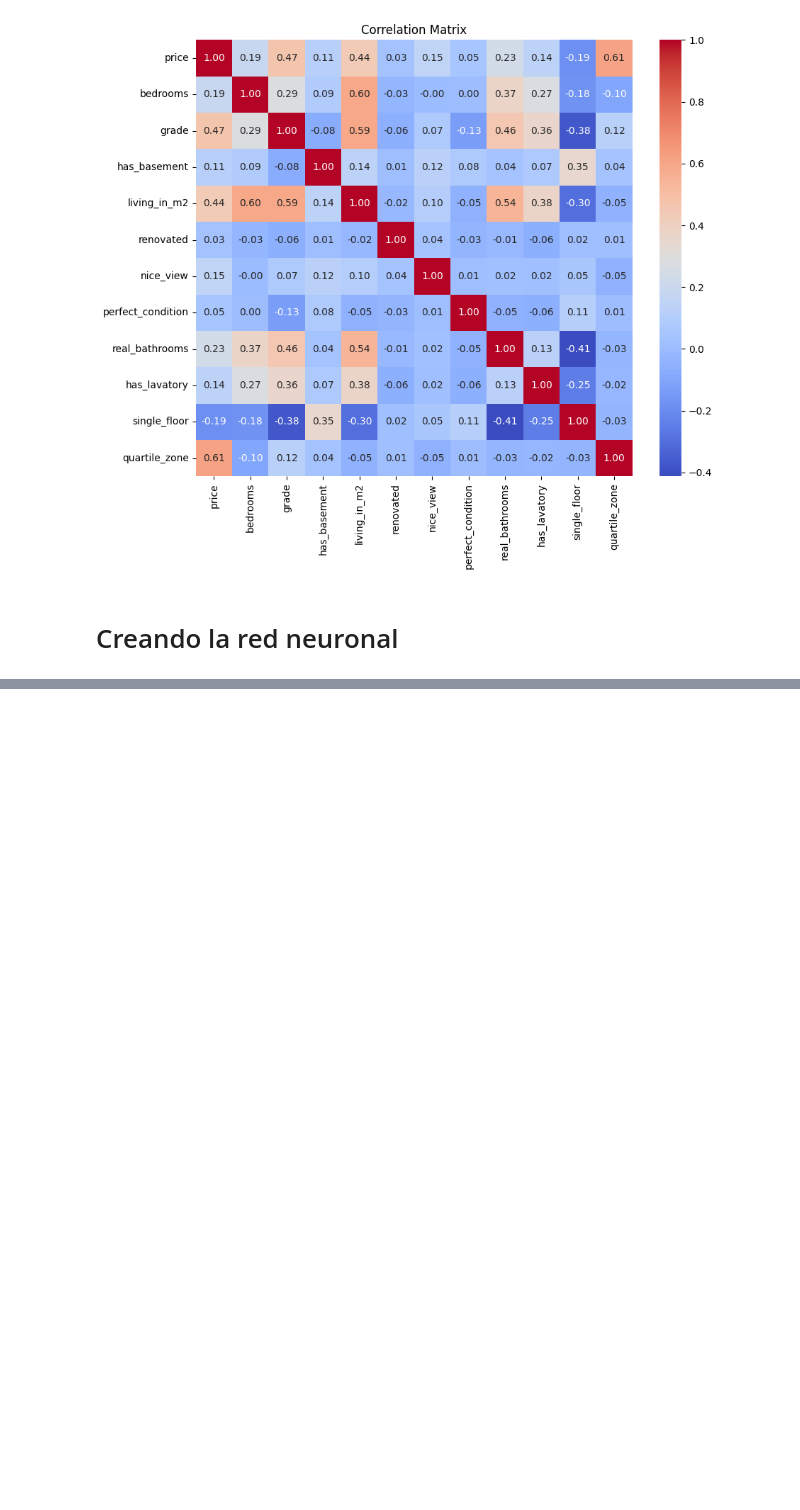
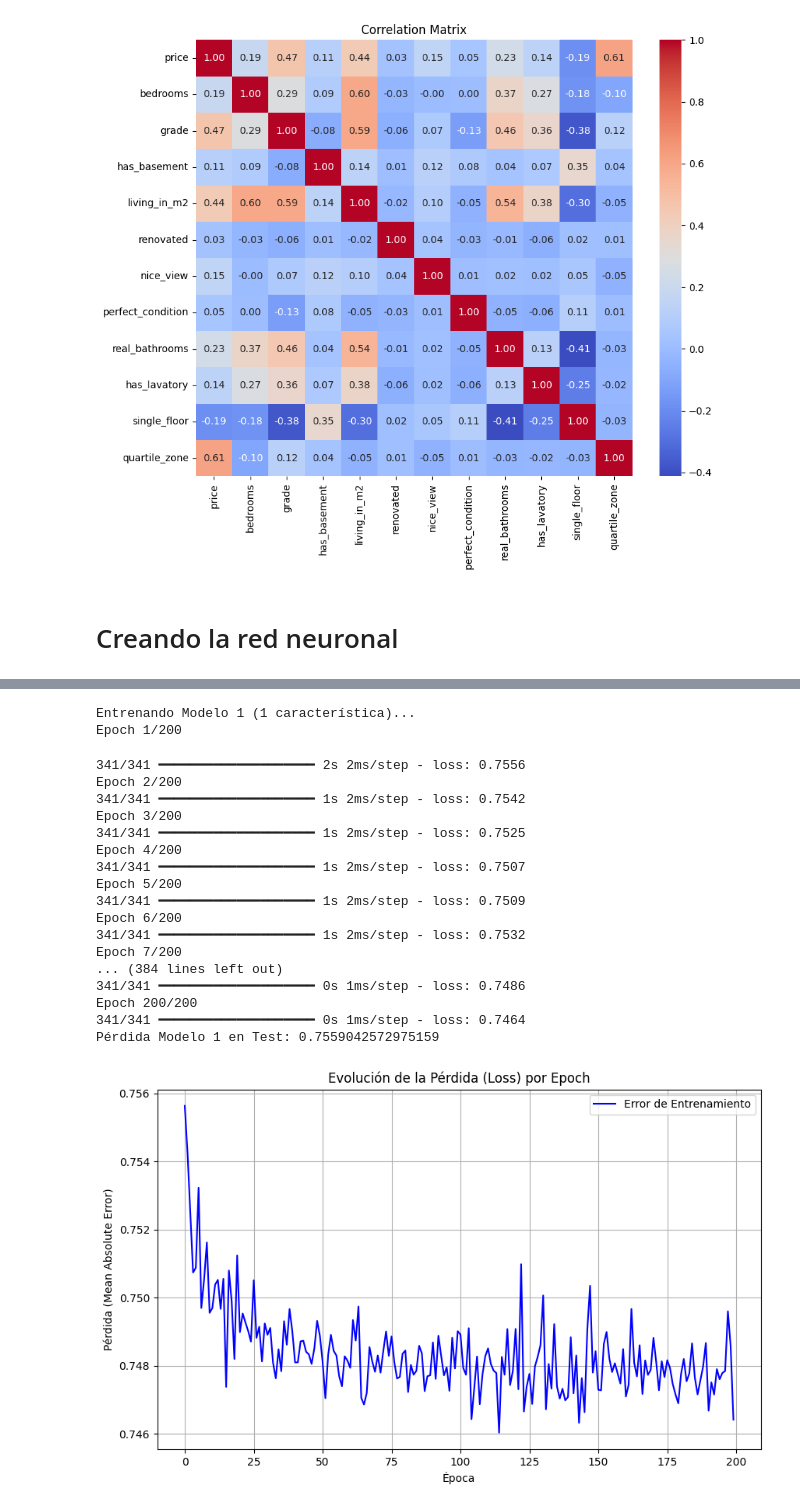
Before and after one commit to AngelPereiraR/IABD_PIA, a Jupyter notebook: Tema 03/Redes Neuronales/ejercicio02.ipynb, the cells around one changed output, grey strips where cells are left out. Cells and saved outputs as stored; diff of their text form; code cells hidden in the pictures; blank space fills up the shorter version.

```diff
--- a/Tema 03/Redes Neuronales/ejercicio02.ipynb
+++ b/Tema 03/Redes Neuronales/ejercicio02.ipynb
@@ -228,0 +263,70 @@ Pérdida Modelo 2 en Test: 0.3727821707725525
+# %%
+# --- FASE 3: UNA CARACTERÍSTICA CON ABSOLUTE ERROR ---
+# Seleccionamos 'living_in_m2' por su alta correlación
+feature_single = ['living_in_m2']
+X_train_1_a = df_train[feature_single]
+y_train_1_a = df_train['price']
+X_test_1_a = df_test[feature_single]
+y_test_1_a = df_test['price']
+
+# Escalado
+scaler_x1 = StandardScaler()
+scaler_y1 = StandardScaler()
+
+X_train_1_a_s = scaler_x1.fit_transform(X_train_1_a)
+y_train_1_a_s = scaler_y1.fit_transform(y_train_1_a.values.reshape(-1, 1))
+X_test_1_a_s = scaler_x1.transform(X_test_1_a)
+y_test_1_a_s = scaler_y1.transform(y_test_1_a.values.reshape(-1, 1))
+
+# Modelo Simple
+model_1_a = tf.keras.Sequential([
+    # Etapa 1: Gran capacidad de captura
+    tf.keras.layers.Dense(units=64, input_shape=[len(feature_single)], activation='relu'),
+    # Etapa 2: Reducción y combinación
+    tf.keras.layers.Dense(units=32, activation='relu'),
+    # Etapa 3: Abstracción
+    tf.keras.layers.Dense(units=16, activation='relu'),
+    # Etapa 4: Refinamiento pre-salida
+    tf.keras.layers.Dense(units=8, activation='relu'),
+    # Salida
+    tf.keras.layers.Dense(units=1)
+])
+
+model_1_a.compile(optimizer=tf.keras.optimizers.Adam(0.01), loss='mean_absolute_error')
+print('Entrenando Modelo 1 (1 característica)...')
+history_1_a = model_1_a.fit(X_train_1_a_s, y_train_1_a_s, epochs=200)
+
+# Evaluación
+loss_1_a = model_1_a.evaluate(X_test_1_a_s, y_test_1_a_s, verbose=0)
+print(f'Pérdida Modelo 1 en Test: {loss_1_a}')
+
+# Plot del proceso de los epochs
+plt.figure(figsize=(10, 6))
+plt.plot(history_1_a.history['loss'], color='blue', label='Error de Entrenamiento')
+plt.title('Evolución de la Pérdida (Loss) por Epoch')
+plt.xlabel('Época')
+plt.ylabel('Pérdida (Mean Absolute Error)')
+plt.legend()
+plt.grid(True)
+plt.show()
+# %% [output]
+Entrenando Modelo 1 (1 característica)...
+Epoch 1/200
+341/341 ━━━━━━━━━━━━━━━━━━━━ 2s 2ms/step - loss: 0.7556
+Epoch 2/200
+341/341 ━━━━━━━━━━━━━━━━━━━━ 1s 2ms/step - loss: 0.7542
+Epoch 3/200
+341/341 ━━━━━━━━━━━━━━━━━━━━ 1s 2ms/step - loss: 0.7525
+Epoch 4/200
+341/341 ━━━━━━━━━━━━━━━━━━━━ 1s 2ms/step - loss: 0.7507
+Epoch 5/200
+341/341 ━━━━━━━━━━━━━━━━━━━━ 1s 2ms/step - loss: 0.7509
+Epoch 6/200
+341/341 ━━━━━━━━━━━━━━━━━━━━ 1s 2ms/step - loss: 0.7532
+Epoch 7/200
+... (384 lines left out)
+341/341 ━━━━━━━━━━━━━━━━━━━━ 0s 1ms/step - loss: 0.7486
+Epoch 200/200
+341/341 ━━━━━━━━━━━━━━━━━━━━ 0s 1ms/step - loss: 0.7464
+Pérdida Modelo 1 en Test: 0.7559042572975159
+[figure, added]
```
Also changed, not shown: parts of 5 cells of this notebook.
